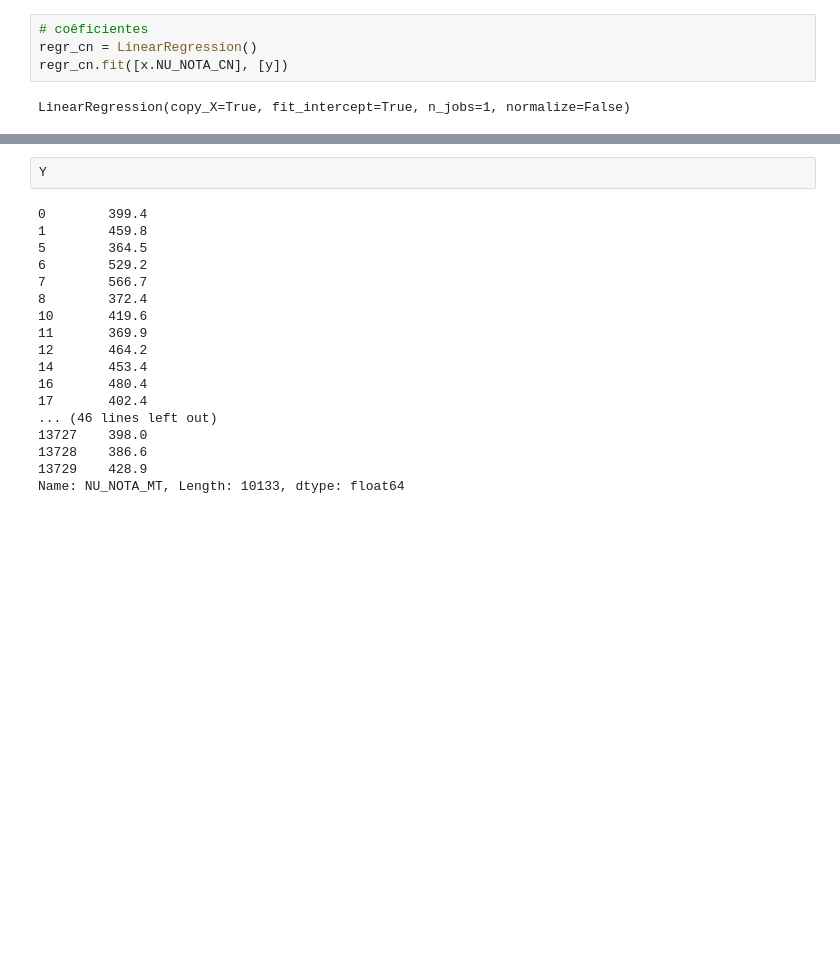
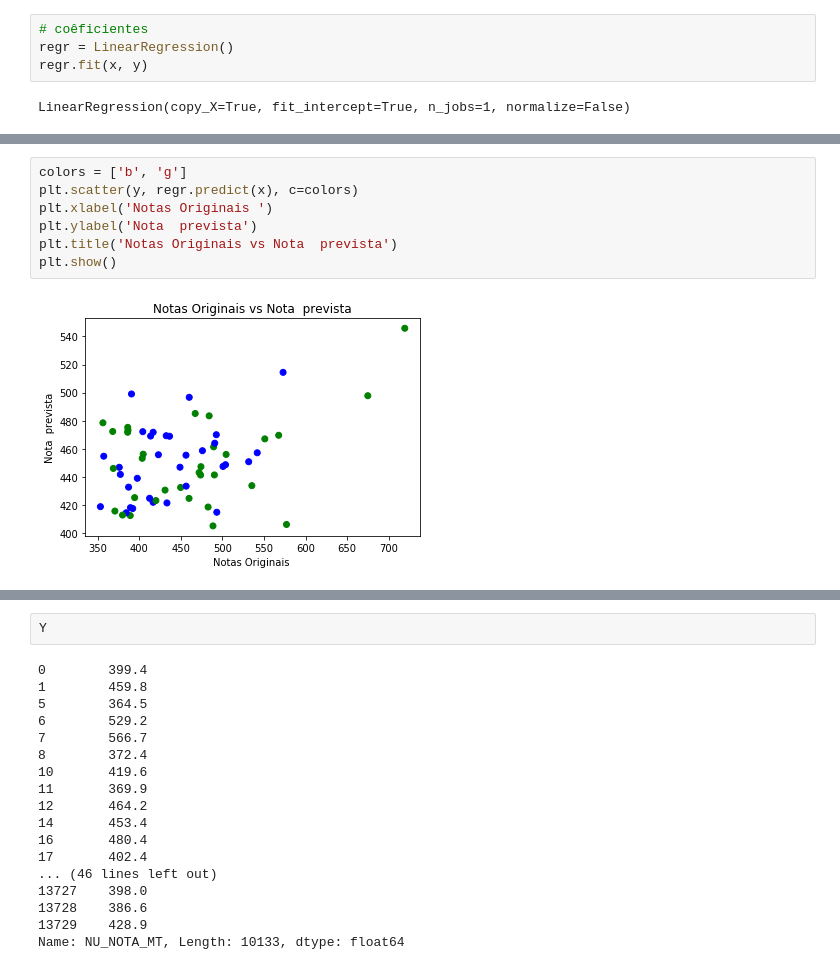
Before and after one commit to fabiano-teichmann/data_science, a Jupyter notebook: acelera_dev/main.ipynb, the cells around one changed output, grey strips where cells are left out. Saved outputs shown, nothing was run; the diff lists cells and outputs as text; blank space fills up the shorter version.

```diff
--- a/acelera_dev/main.ipynb
+++ b/acelera_dev/main.ipynb
@@ -62,6 +65,6 @@ ValueError: x and y must be the same size
 # %%
 # coêficientes
-regr_cn = LinearRegression()
-regr_cn.fit([x.NU_NOTA_CN], [y])
+regr = LinearRegression()
+regr.fit(x, y)
 # %% [output]
 LinearRegression(copy_X=True, fit_intercept=True, n_jobs=1, normalize=False)
@@ -75,0 +76,9 @@ ValueError: shapes (10097,3) and (10097,10133) not aligned: 3 (dim 1) != 10097 (
+# %%
+colors = ['b', 'g']
+plt.scatter(y, regr.predict(x), c=colors)
+plt.xlabel('Notas Originais ')
+plt.ylabel('Nota  prevista')
+plt.title('Notas Originais vs Nota  prevista')
+plt.show()
+# %% [output]
+[figure, added]
```
Also changed, not shown: parts of 18 cells of this notebook, 4 other files.
